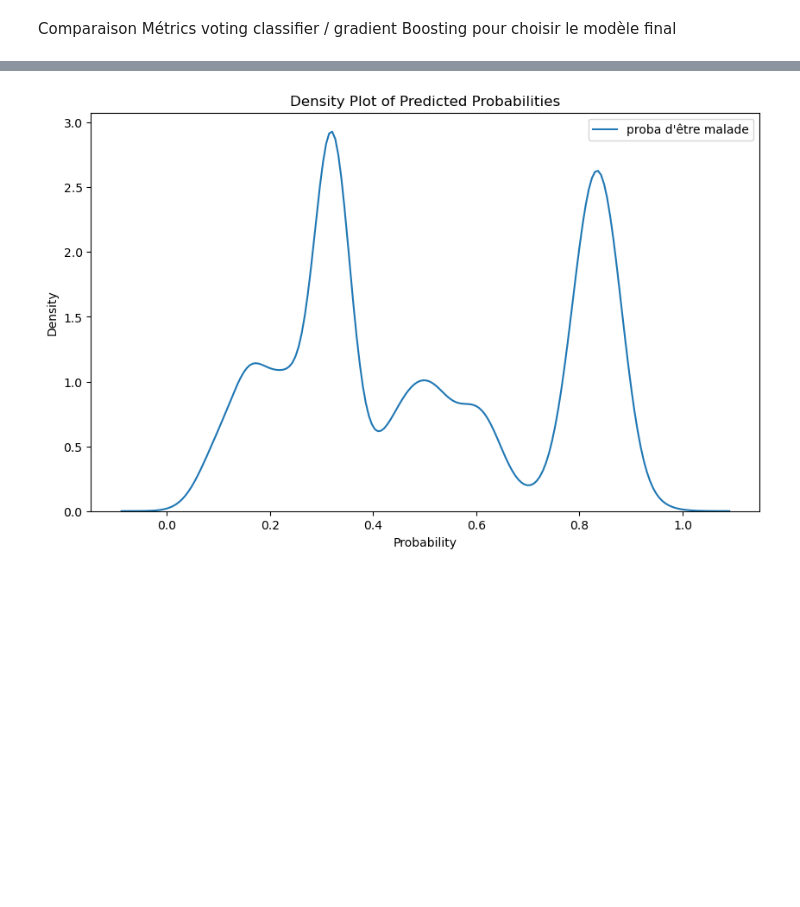
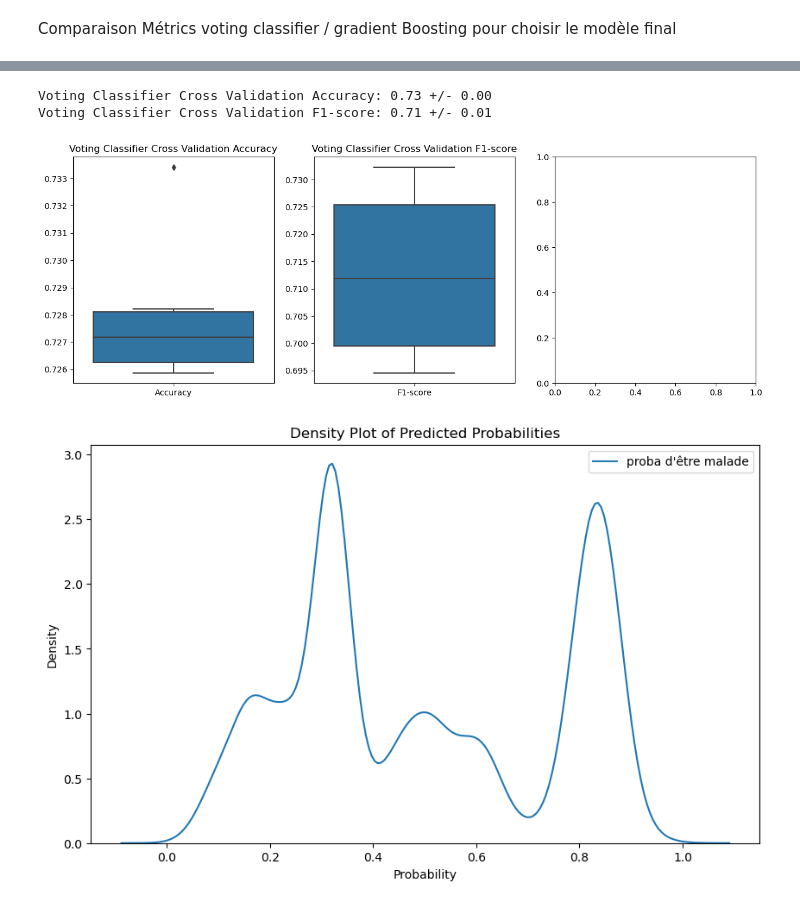
Before and after one commit to corentinGregoire/TP-Moreau, a Jupyter notebook: Sélection modèles.ipynb, the cells around one changed output, grey strips where cells are left out. Saved outputs shown, nothing was run; the diff lists cells and outputs as text; code cells hidden in the pictures; blank space fills up the shorter version.

```diff
--- a/Sélection modèles.ipynb
+++ b/Sélection modèles.ipynb
@@ -525,3 +572,25 @@ Voting Classifier Cross Validation Accuracy: 0.73 +/- 0.00
+# %%
+# Effectuer une validation croisée pour le modèle de stacking
+#st_scores = cross_val_score(stacking_classifier, X, y, cv=6, scoring='accuracy')
+#st_f1_scores = cross_val_score(stacking_classifier, X, y, cv=6, scoring='f1')
+#st_auc_scores = cross_val_score(stacking_classifier, X, y, cv=6, scoring='roc_auc')
+print(f"Voting Classifier Cross Validation Accuracy: {np.mean(st_scores):.2f} +/- {np.std(st_scores):.2f}")
+print(f"Voting Classifier Cross Validation F1-score: {np.mean(st_f1_scores):.2f} +/- {np.std(st_f1_scores):.2f}")
+#print(f"Voting Classifier Cross Validation AUC: {np.mean(st_auc_scores):.2f} +/- {np.std(st_auc_scores):.2f}")
+
+# Afficher les graphiques de précision, F1-score et AUC pour chacun des k-folds
+fig, axes = plt.subplots(1, 3, figsize=(15, 5))
+sns.boxplot(data=pd.DataFrame(st_scores, columns=["Accuracy"]), ax=axes[0])
+sns.boxplot(data=pd.DataFrame(st_f1_scores, columns=["F1-score"]), ax=axes[1])
+#sns.boxplot(data=pd.DataFrame(st_auc_scores, columns=["AUC"]), ax=axes[2])
+axes[0].set_title("Voting Classifier Cross Validation Accuracy")
+axes[1].set_title("Voting Classifier Cross Validation F1-score")
+#axes[2].set_title("Voting Classifier Cross Validation AUC")
+plt.show()
+# %% [output]
+Voting Classifier Cross Validation Accuracy: 0.73 +/- 0.00
+Voting Classifier Cross Validation F1-score: 0.71 +/- 0.01
+[figure, added]
 # %%
 proba_pred  = gb.predict_proba(X_test)
 
```
Also changed, not shown: parts of 18 cells of this notebook.
